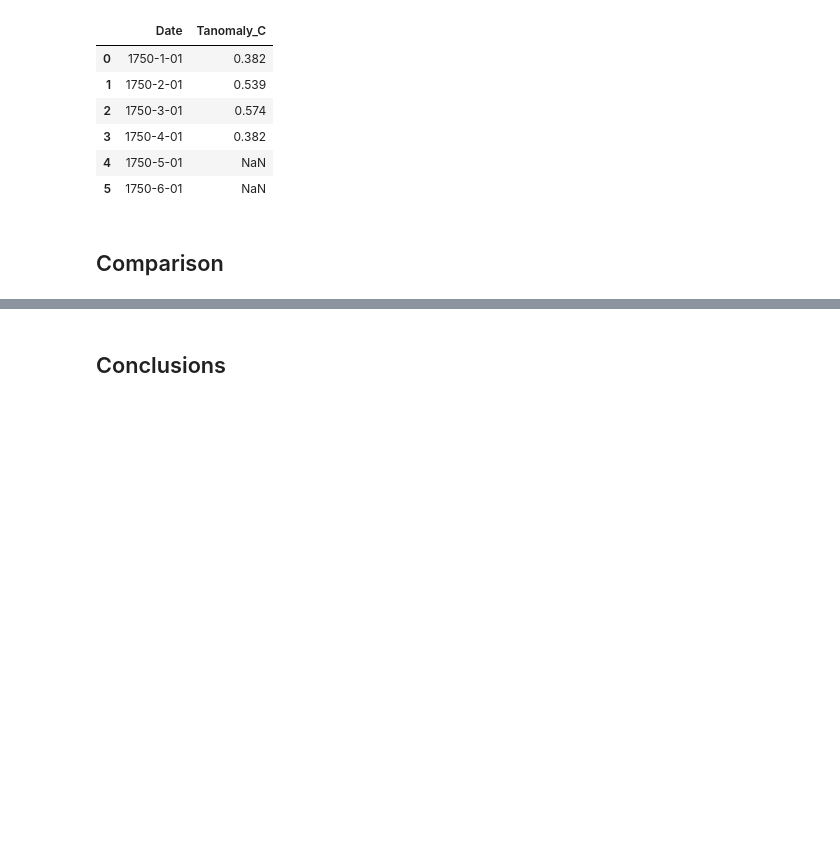
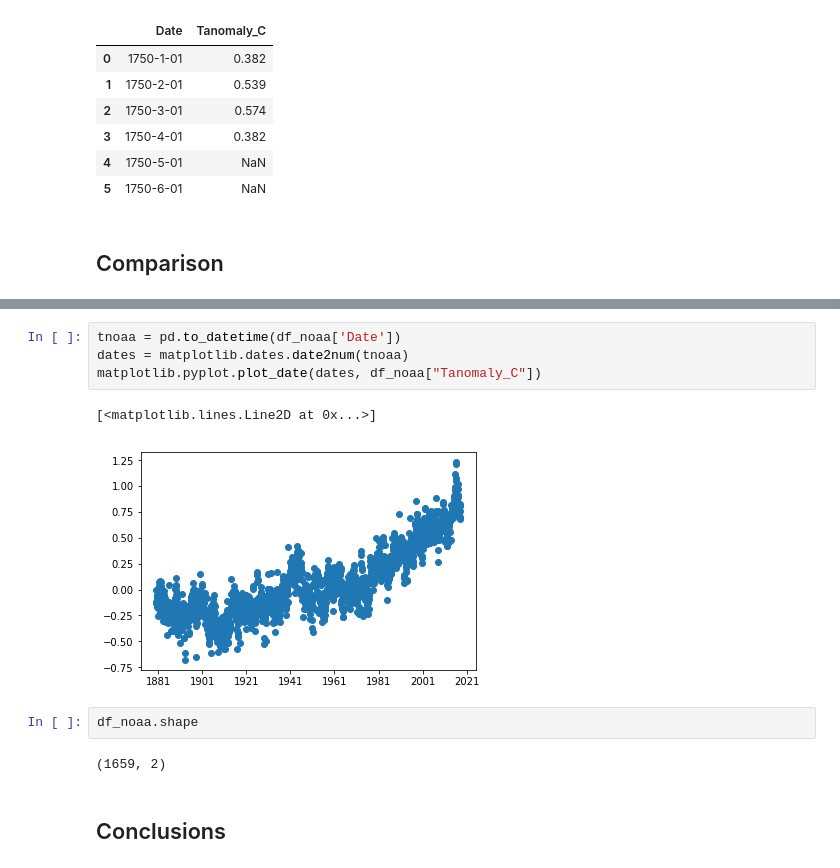
Before and after one commit to toddschultz/DegreesOfClimateChange, a Jupyter notebook: examples/GlobalTemperatureComparison.ipynb, the cells around one changed output, grey strips where cells are left out. Drawn from its saved outputs; the diff is of its cells as text; blank space fills up the shorter version.

```diff
--- a/examples/GlobalTemperatureComparison.ipynb
+++ b/examples/GlobalTemperatureComparison.ipynb
@@ -65,3 +117,14 @@ df_berkeley[0:6]
+# %%
+tnoaa = pd.to_datetime(df_noaa['Date'])
+dates = matplotlib.dates.date2num(tnoaa)
+matplotlib.pyplot.plot_date(dates, df_noaa["Tanomaly_C"])
+# %% [output]
+[<matplotlib.lines.Line2D at 0x...>]
+[figure, added]
+# %%
+df_noaa.shape
+# %% [output]
+(1659, 2)
 # %% [markdown]
 ## Conclusions
 # %% [markdown]
```
Also changed, not shown: parts of 4 cells of this notebook.
